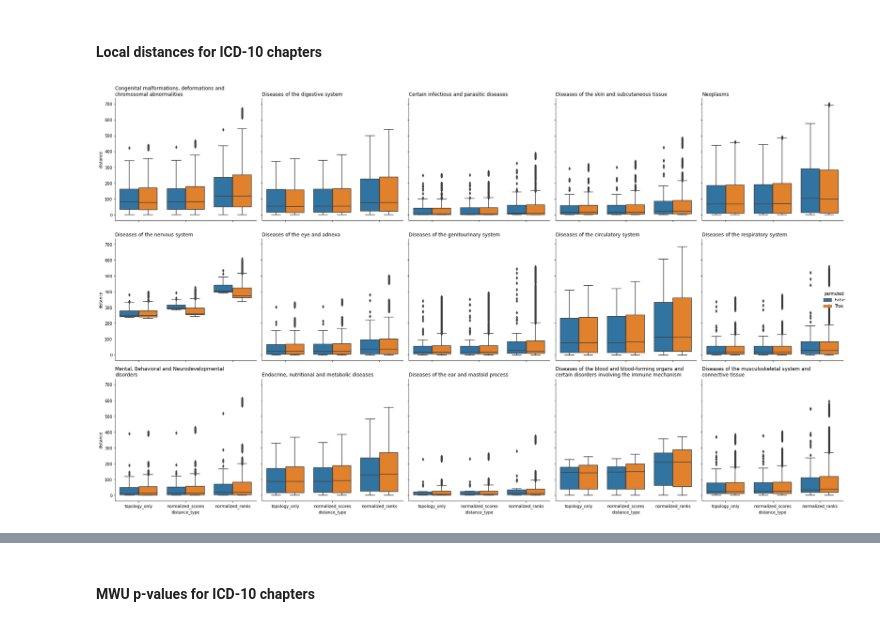
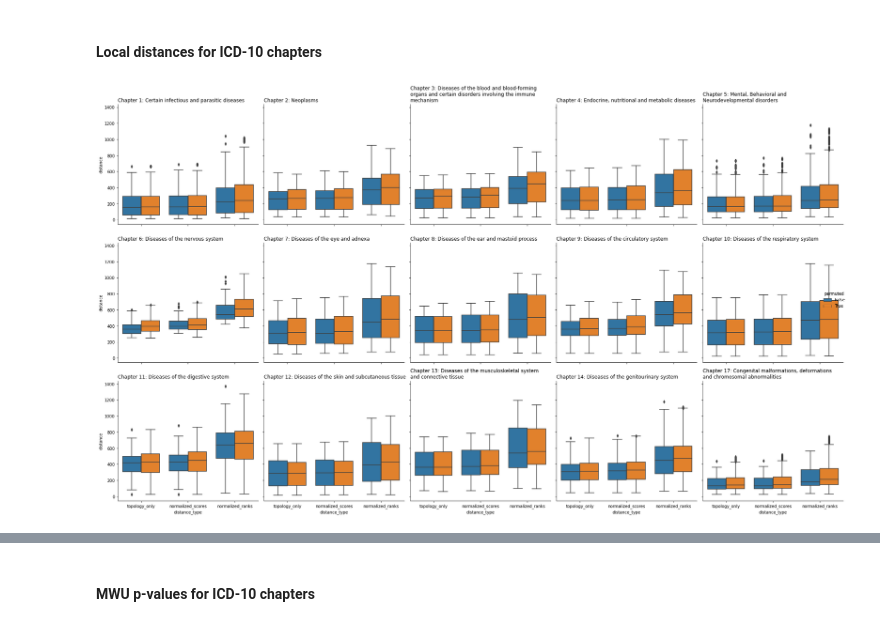
Before and after one commit to repotrial/graphsimqt, a Jupyter notebook: playground.ipynb, the cells around one changed output, grey strips where cells are left out. Saved outputs shown, nothing was run; the diff lists cells and outputs as text; code cells hidden in the pictures.

```diff
--- a/playground.ipynb
+++ b/playground.ipynb
@@ -17,5 +27,5 @@ list(range(3,0,-1))
 # %%
-def adjust_titles(fig):
+def adjust_titles(fig, width=60):
     with open('data/icd10_chapter_to_description.json') as fp:
         chapter_to_description = json.load(fp)
     for axis in fig.axes.flatten():
@@ -24,8 +34,8 @@ def adjust_titles(fig):
         if chapter == 'Global':
             title = chapter
         else:
-            title = chapter_to_description[chapter]
-        if len(title) > 50:
+            title = f'{chapter}: {chapter_to_description[chapter]}'
+        if len(title) > width:
             words = title.split(' ')
             title=''
             length_line = 0
@@ -159,7 +173,7 @@ sns.displot(data=pd.DataFrame({'normalized rank': rr_norm_ranks}), x='normalized
 
 #### GEDs for original and permuted networks
 # %%
-results = pd.read_csv('results/permutation_results.csv')
+results = pd.read_csv('results/EST_permutation_results.csv')
 sns.catplot(data=results[results['comparison'] == 'global'], x='distance_type', y='distance', hue='permuted')
 # %% [output]
 <seaborn.axisgrid.FacetGrid at 0x...>
@@ -213,6 +240,6 @@ wilcoxon_global_p_values
 # %%
 local = results[results['chapter'] != 'Global']
 fig = sns.catplot(data=local, x='distance_type', y='distance', col='chapter', hue='permuted', col_wrap=5, kind='box')
-adjust_titles(fig)
+adjust_titles(fig, 60)
 # %% [output]
-[figure, old version]
+[figure, new version]
```
Also changed, not shown: parts of 30 cells of this notebook, 50 other files.
